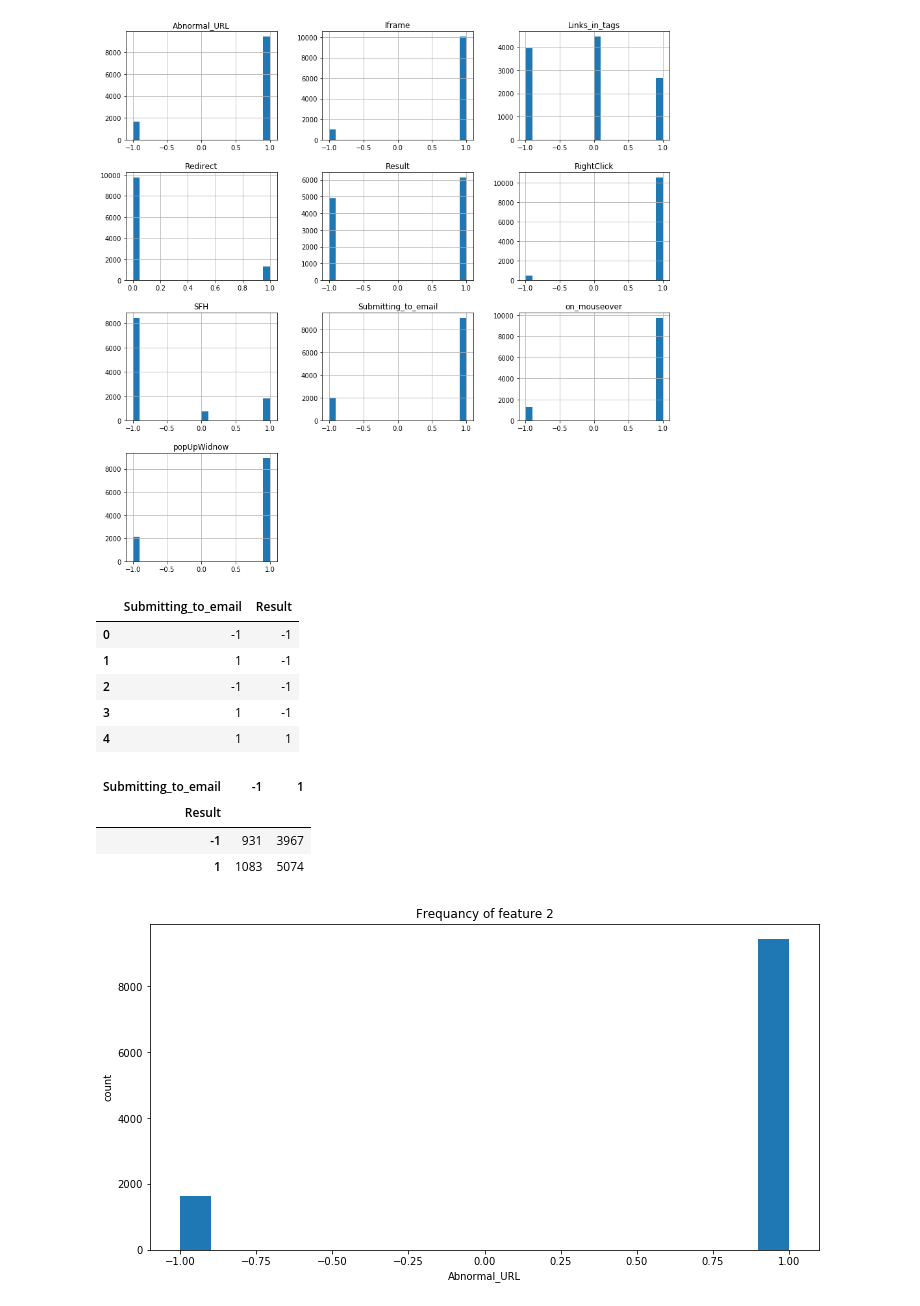
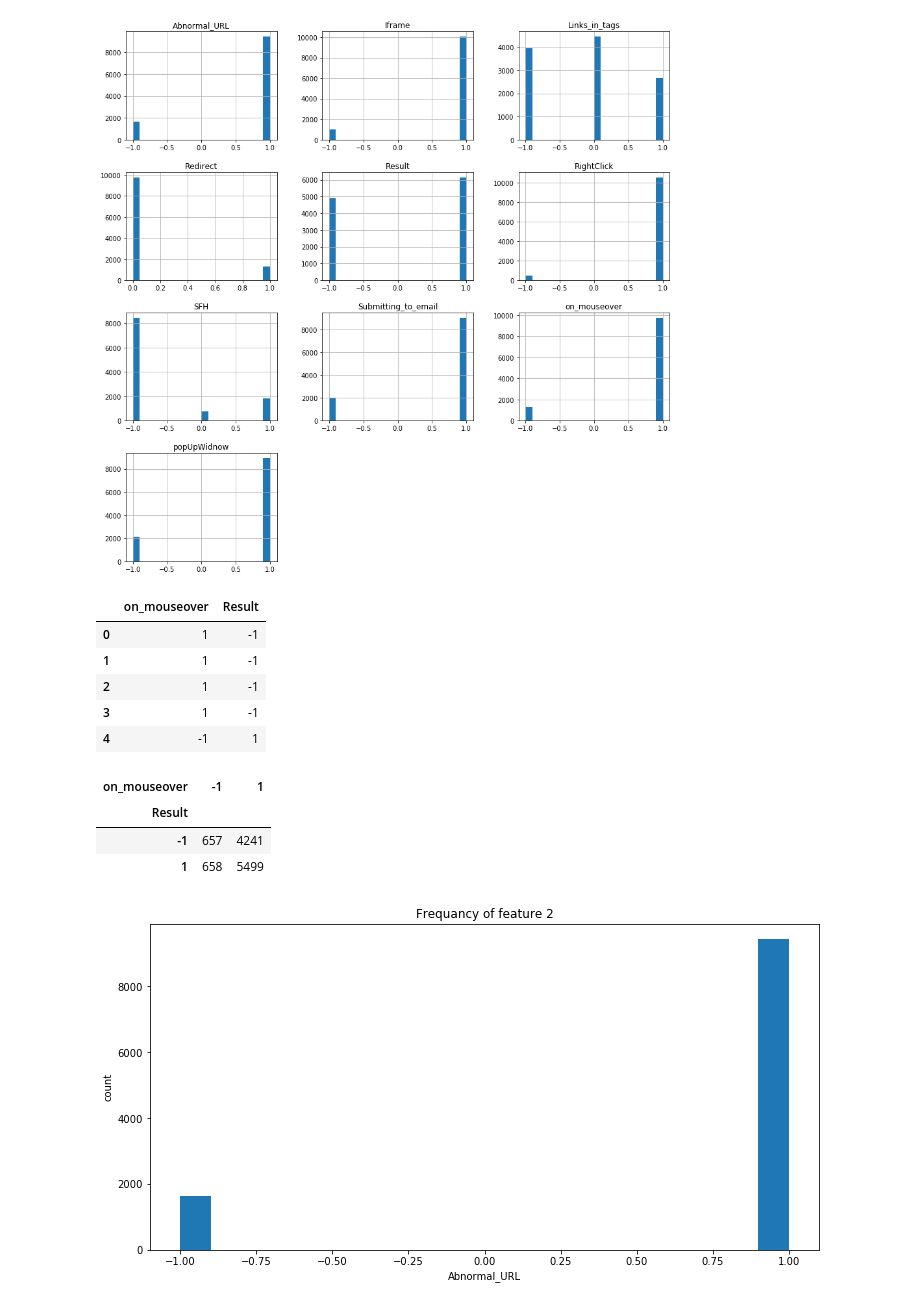
Before and after one commit to lakruone/Phishing-website-detection-using-ML-aproach, a Jupyter notebook: Finalized/1.2 Data distribution/Data distribution.ipynb, the cells around one changed output. Saved outputs shown, nothing was run; the diff lists cells and outputs as text; code cells hidden in the pictures.

```diff
--- a/Finalized/1.2 Data distribution/Data distribution.ipynb
+++ b/Finalized/1.2 Data distribution/Data distribution.ipynb
@@ -19,29 +19,29 @@ plt.show()
 # %% [output]
 [figure]
 # %%
-df1 = dataset[['Submitting_to_email','Result']]
+df1 = dataset[['on_mouseover','Result']]
 df1.head()
 # %% [output]
-|  | Submitting_to_email | Result |
-| 0 | -1 | -1 |
+|  | on_mouseover | Result |
+| 0 | 1 | -1 |
 | 1 | 1 | -1 |
-| 2 | -1 | -1 |
+| 2 | 1 | -1 |
 | 3 | 1 | -1 |
-| 4 | 1 | 1 |
+| 4 | -1 | 1 |
 # %%
 #crosstab to check the website status and page rank.
 # to get a better vissualization we will round off the values into nearest 10
 # df1_new = df1.copy()
 
 # df1_new.links_in_tags = df1.links_in_tags.round(-1)
 
-cross_tab = pd.crosstab(df1['Submitting_to_email'],df1['Result']).T
+cross_tab = pd.crosstab(df1['on_mouseover'],df1['Result']).T
 cross_tab
 # %% [output]
-| Submitting_to_email | -1 | 1 |
+| on_mouseover | -1 | 1 |
 | Result |  |  |
-| -1 | 931 | 3967 |
-| 1 | 1083 | 5074 |
+| -1 | 657 | 4241 |
+| 1 | 658 | 5499 |
 # %%
 #Let's plot and check the frequency of links_in_tags feature
 
```
Also changed, not shown: 10 other files.
